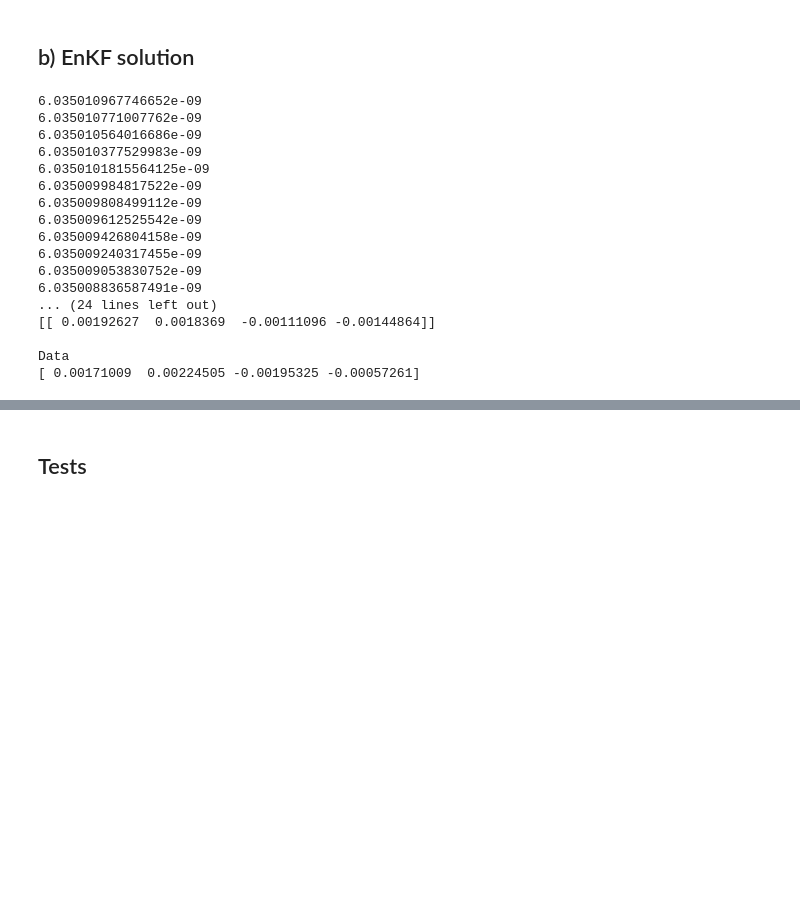
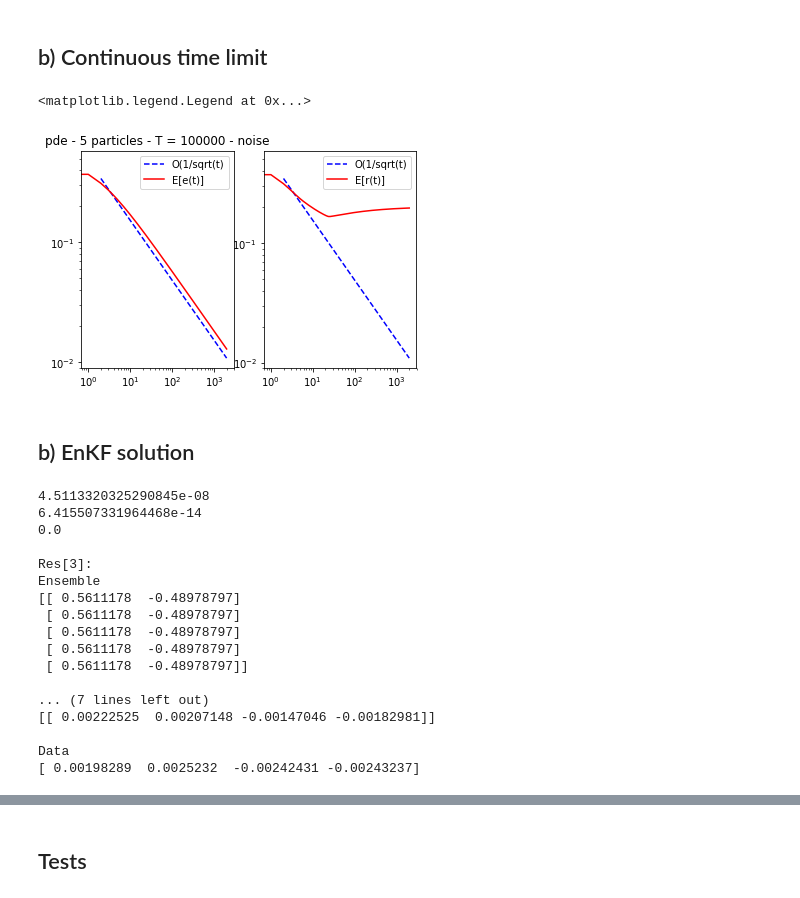
Before and after one commit to JIMMY-KSU/seminar_enkf_analysis, a Jupyter notebook: enkf.ipynb, the cells around one changed output, grey strips where cells are left out. Saved outputs shown, nothing was run; the diff lists cells and outputs as text; code cells hidden in the pictures; blank space fills up the shorter version.

```diff
--- a/enkf.ipynb
+++ b/enkf.ipynb
@@ -85,3 +87,5 @@ u_real = np.array([[1, 1]])
 
 sigma=0.01
 y = G(u_real).reshape(data_dims) + np.random.normal(loc=0, scale=sigma, size=2)
+# %% [markdown]
+## b) Continuous time limit
@@ -88,2 +132,33 @@ y = G(u_real).reshape(data_dims) + np.random.normal(loc=0, scale=sigma, size=2)
+# %%
+def compute_running_stats(path):
+    u_bars = path.mean(axis=1)
+    e = np.zeros(path.shape[0])
+    r = np.zeros(path.shape[0])
+
+    for i in range(path.shape[0]):
+        e[i] = np.linalg.norm(path[i,:,:] - u_bars[i],2, axis=1).mean()
+        r[i] = np.linalg.norm(path[i,:,:] - u_real[0,:],2, axis=1).mean()
+
+    return e,r
+# %%
+# np.save('pde__5_particles__T_100000__no_noise', path)
+path = np.load('pde__5_particles__T_100000__with_noise.npy')
+e, r = compute_running_stats(path)
+
+plt.subplot(121)
+plt.title('pde - 5 particles - T = 100000 - noise')
+x=np.array(range(2,2000))
+plt.loglog(x,e[0]/x**0.5, 'b--', label="O(1/sqrt(t)")
+plt.loglog(e, c='r', label="E[e(t)]")
+plt.legend()
+
+plt.subplot(122)
+x=np.array(range(2,2000))
+plt.loglog(x,r[0]/x**0.5, 'b--', label="O(1/sqrt(t)")
+plt.loglog(r, c='r', label="E[r(t)]")
+plt.legend()
+# %% [output]
+<matplotlib.legend.Legend at 0x...>
+[figure, added]
 # %% [markdown]
 ## b) EnKF solution
@@ -90,18 +171,12 @@ y = G(u_real).reshape(data_dims) + np.random.normal(loc=0, scale=sigma, size=2)
 # %%
-def mean_kro(x, y):
-    C = np.zeros((x.shape[1], y.shape[1]))
-    for i in range(x.shape[0]):
-        C += x[i:i+1,:].T.dot(y[i:i+1,:])
-    return C/x.shape[0]
-
-n_steps = 20
+n_steps = 3
 h = 1.0 / n_steps
 
 u=np.random.normal(size=particles*state_dims).reshape((particles,state_dims))
 u_hats = np.zeros((n_steps, state_dims))
 
 for j in range(n_steps):
-    p = G(u)
+    p = G(u) + np.random.normal(loc=0, scale=sigma, size=particles*data_dims).reshape((particles,data_dims))
 
     p_bar = np.average(p, axis=0).reshape((1,data_dims))
     u_bar = np.average(u, axis=0).reshape((1,state_dims))
@@ -138,22 +213,22 @@ print(y_hat)
 print('\nData')
 print(y)
 # %% [output]
-6.035010967746652e-09
-6.035010771007762e-09
-6.035010564016686e-09
-6.035010377529983e-09
-6.0350101815564125e-09
-6.035009984817522e-09
-6.035009808499112e-09
-6.035009612525542e-09
-6.035009426804158e-09
-6.035009240317455e-09
-6.035009053830752e-09
-6.035008836587491e-09
-... (24 lines left out)
-[[ 0.00192627  0.0018369  -0.00111096 -0.00144864]]
+4.5113320325290845e-08
+6.415507331964468e-14
+0.0
+
+Res[3]:
+Ensemble
+[[ 0.5611178  -0.48978797]
+ [ 0.5611178  -0.48978797]
+ [ 0.5611178  -0.48978797]
+ [ 0.5611178  -0.48978797]
+ [ 0.5611178  -0.48978797]]
+
+... (7 lines left out)
+[[ 0.00222525  0.00207148 -0.00147046 -0.00182981]]
 
 Data
-[ 0.00171009  0.00224505 -0.00195325 -0.00057261]
+[ 0.00198289  0.0025232  -0.00242431 -0.00243237]
 # %%
 fe.plot(solve_heat_eq(zip(u_real[0,:], positions)),c='r')
```
Also changed, not shown: parts of 11 cells of this notebook, 6 other files.
